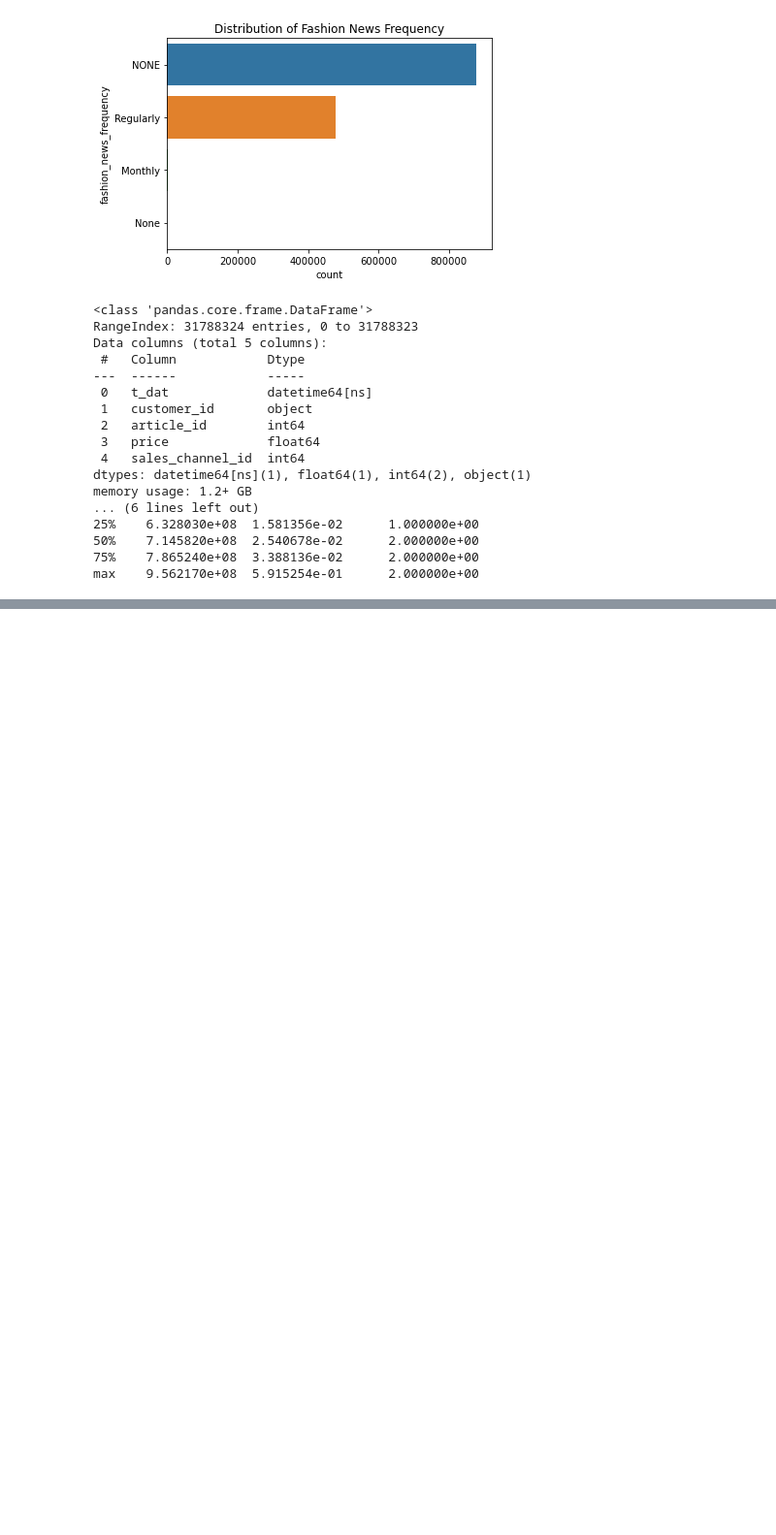
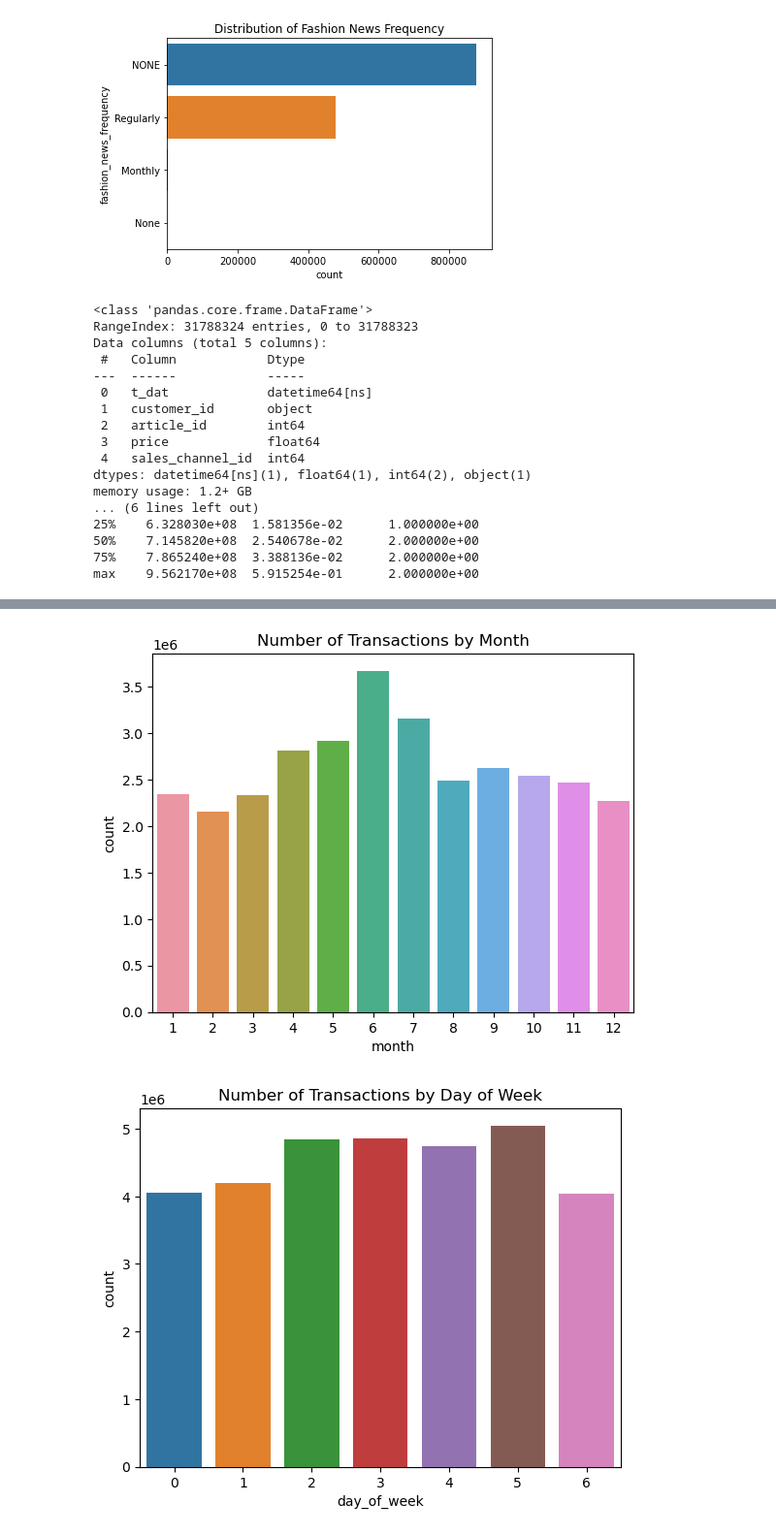
Before and after one commit to billysimct/Data-Science-Business, a Jupyter notebook: demo.ipynb, the cells around one changed output, grey strips where cells are left out. Shown at 97% size. Saved outputs shown, nothing was run; the diff lists cells and outputs as text; code cells hidden in the pictures; blank space fills up the shorter version.

Commit message:
Merge branch 'main' of https://github.com/billysimct/Data-Science-Business

```diff
--- a/demo.ipynb
+++ b/demo.ipynb
@@ -472,3 +472,21 @@ memory usage: 1.2+ GB
 50%    7.145820e+08  2.540678e-02      2.000000e+00
 75%    7.865240e+08  3.388136e-02      2.000000e+00
 max    9.562170e+08  5.915254e-01      2.000000e+00
+# %%
+#Customer Total Spend
+transactions_b = transactions.copy()
+transactions_b['total_spent'] = transactions_b.groupby('customer_id')['price'].transform('sum')
+
+#Seasonality
+transactions_b['t_dat'] = pd.to_datetime(transactions_b['t_dat'])
+
+# Extract month, day of week, and week of year from t_dat
+transactions_b['month'] = transactions_b['t_dat'].dt.month
+transactions_b['day_of_week'] = transactions_b['t_dat'].dt.dayofweek
+transactions_b['week_of_year'] = transactions_b['t_dat'].dt.isocalendar().week
+
+# Unique products
+transactions_b['unique_products'] = transactions_b.groupby('customer_id')['article_id'].transform('nunique')
+
+
+transactions_b.head()
@@ -474,0 +527,13 @@ max    9.562170e+08  5.915254e-01      2.000000e+00
+# %%
+# Monthly Transactions
+sns.countplot(x='month', data=transactions_b)
+plt.title('Number of Transactions by Month')
+plt.show()
+
+# Transactions by Day of Week
+sns.countplot(x='day_of_week', data=transactions_b)
+plt.title('Number of Transactions by Day of Week')
+plt.show()
+# %% [output]
+[figure, added]
+[figure, added]
```
Also changed, not shown: parts of 3 cells of this notebook.
